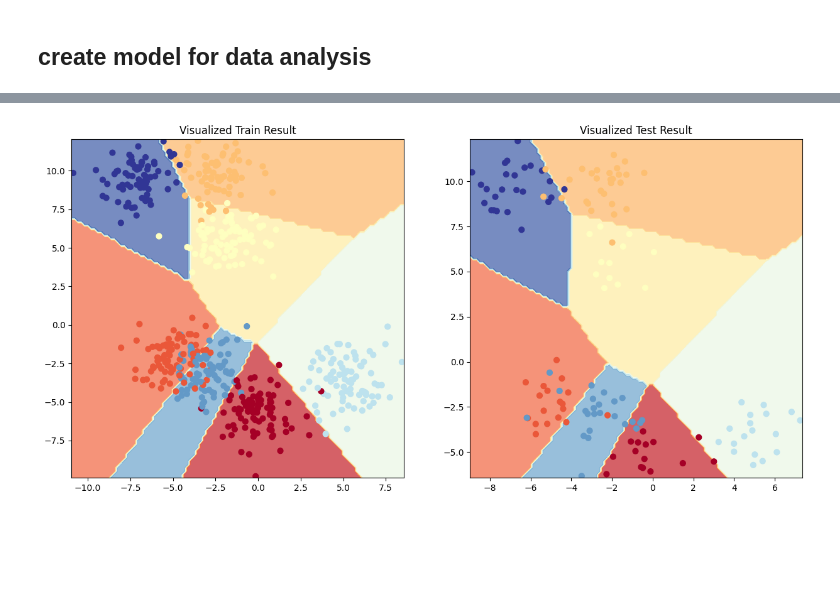
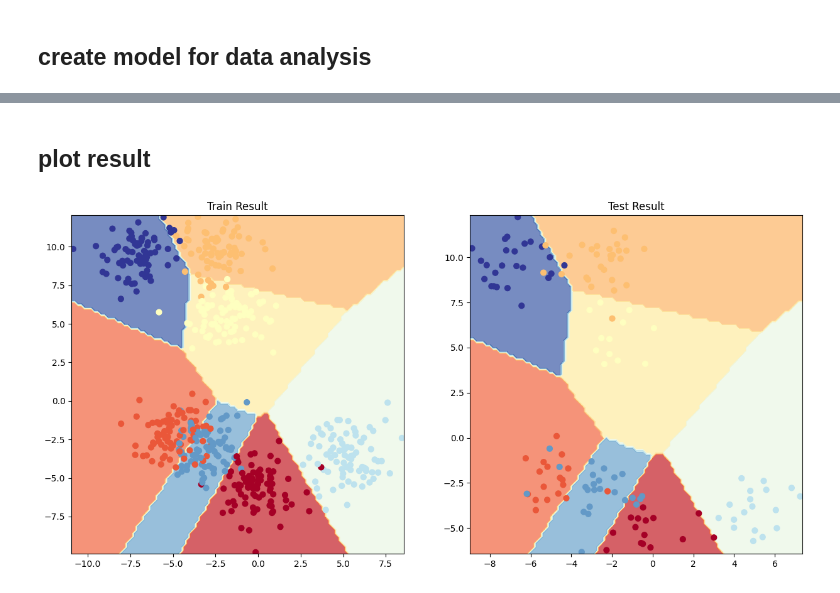
Before and after one commit to marcel1520/ML-course, a Jupyter notebook: training_nn_exercise.ipynb, the cells around one changed output, grey strips where cells are left out. Cells and saved outputs as stored; diff of their text form; code cells hidden in the pictures; blank space fills up the shorter version.

```diff
--- a/training_nn_exercise.ipynb
+++ b/training_nn_exercise.ipynb
@@ -187,10 +191,12 @@ plt.legend();
+# %% [markdown]
+## plot result
 # %%
 plt.figure(figsize=(15, 7))
 plt.subplot(1, 2, 1)
-plt.title("Visualized Train Result")
+plt.title("Train Result")
 plot_decision_boundary(model_1, X_train, y_train)
 plt.subplot(1, 2, 2)
-plt.title("Visualized Test Result")
+plt.title("Test Result")
 plot_decision_boundary(model_1, X_test, y_test)
 # %% [output]
-[figure, old version]
+[figure, new version]
```
Also changed, not shown: parts of 7 cells of this notebook, 1 other file.
